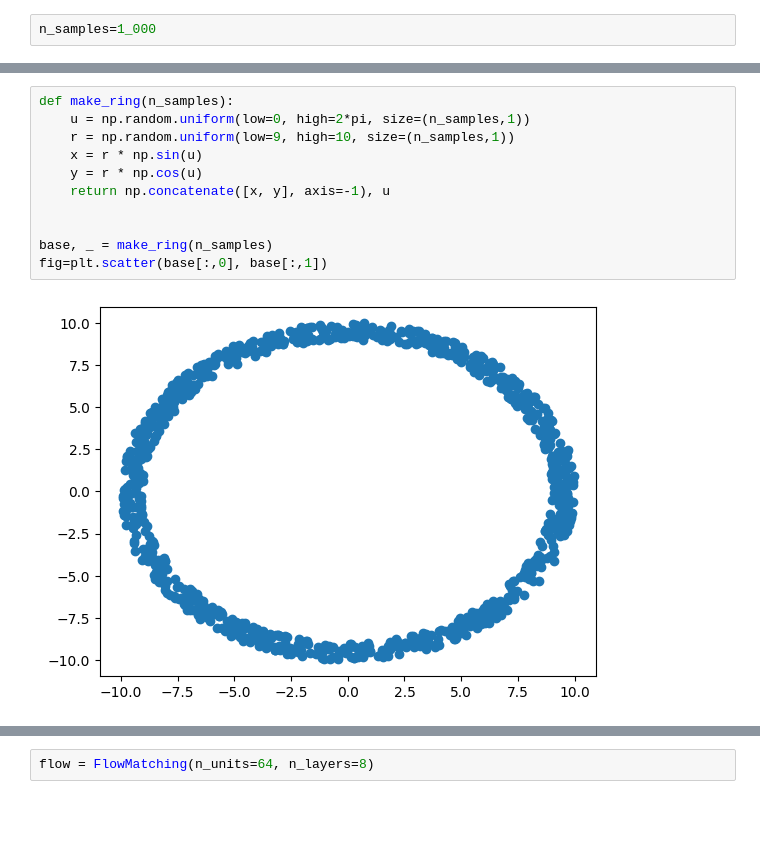
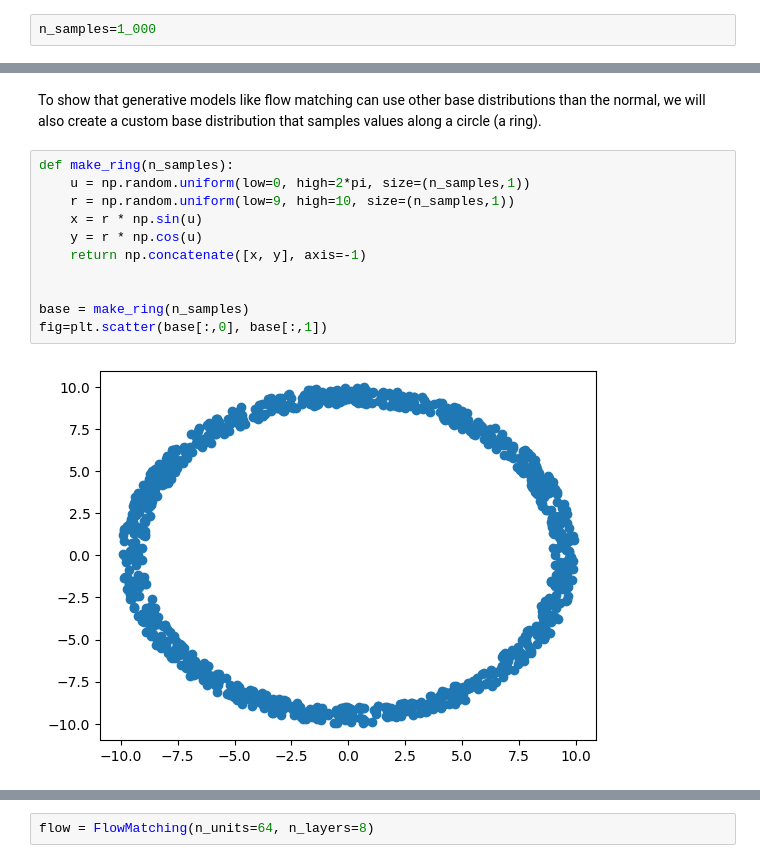
Before and after one commit to bayesflow-org/bayesflow-workshop-quant-psych, a Jupyter notebook: exercises/flow-matching-swiss-roll.ipynb, the cells around one changed output, grey strips where cells are left out. Cells and saved outputs as stored; diff of their text form; blank space fills up the shorter version.

```diff
--- a/exercises/flow-matching-swiss-roll.ipynb
+++ b/exercises/flow-matching-swiss-roll.ipynb
@@ -18,13 +28,15 @@ fig=plt.scatter(data[:,0], data[:,1])
+# %% [markdown]
+To show that generative models like flow matching can use other base distributions than the normal, we will also create a custom base distribution that samples values along a circle (a ring).
 # %%
 def make_ring(n_samples):
     u = np.random.uniform(low=0, high=2*pi, size=(n_samples,1))
     r = np.random.uniform(low=9, high=10, size=(n_samples,1))
     x = r * np.sin(u)
     y = r * np.cos(u)
-    return np.concatenate([x, y], axis=-1), u
+    return np.concatenate([x, y], axis=-1)
 
 
-base, _ = make_ring(n_samples)
+base = make_ring(n_samples)
 fig=plt.scatter(base[:,0], base[:,1])
 # %% [output]
-[figure, old version]
+[figure, new version]
```
Also changed, not shown: parts of 17 cells of this notebook, 1 other file.
